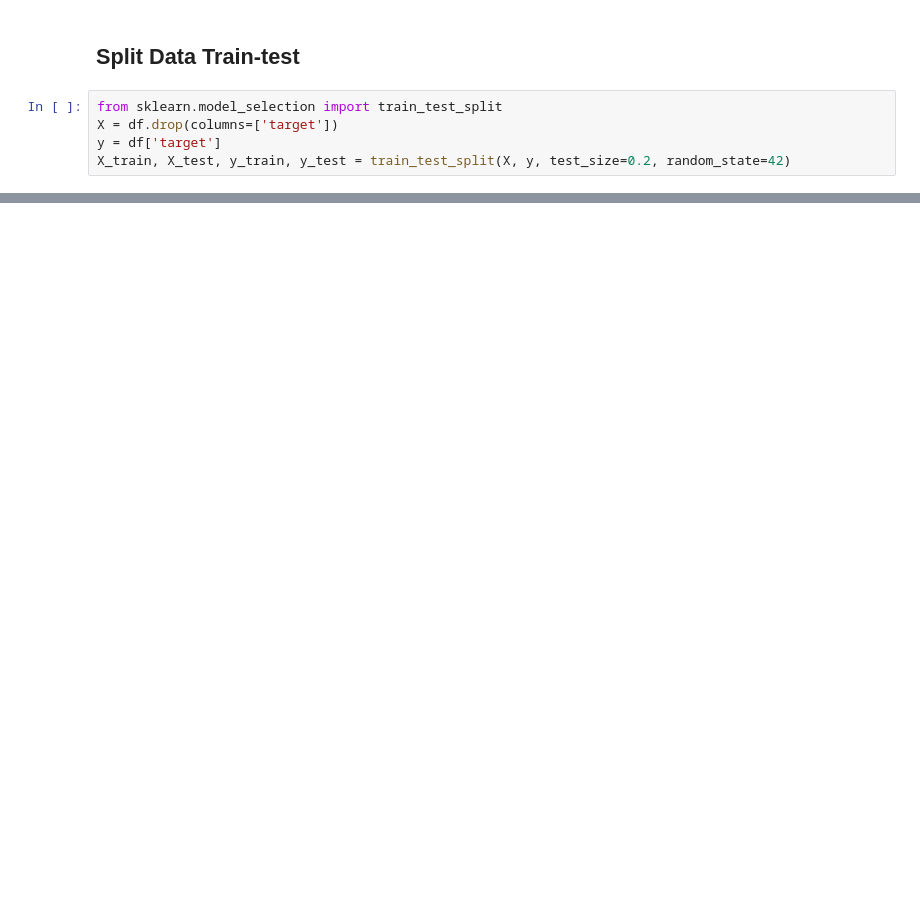
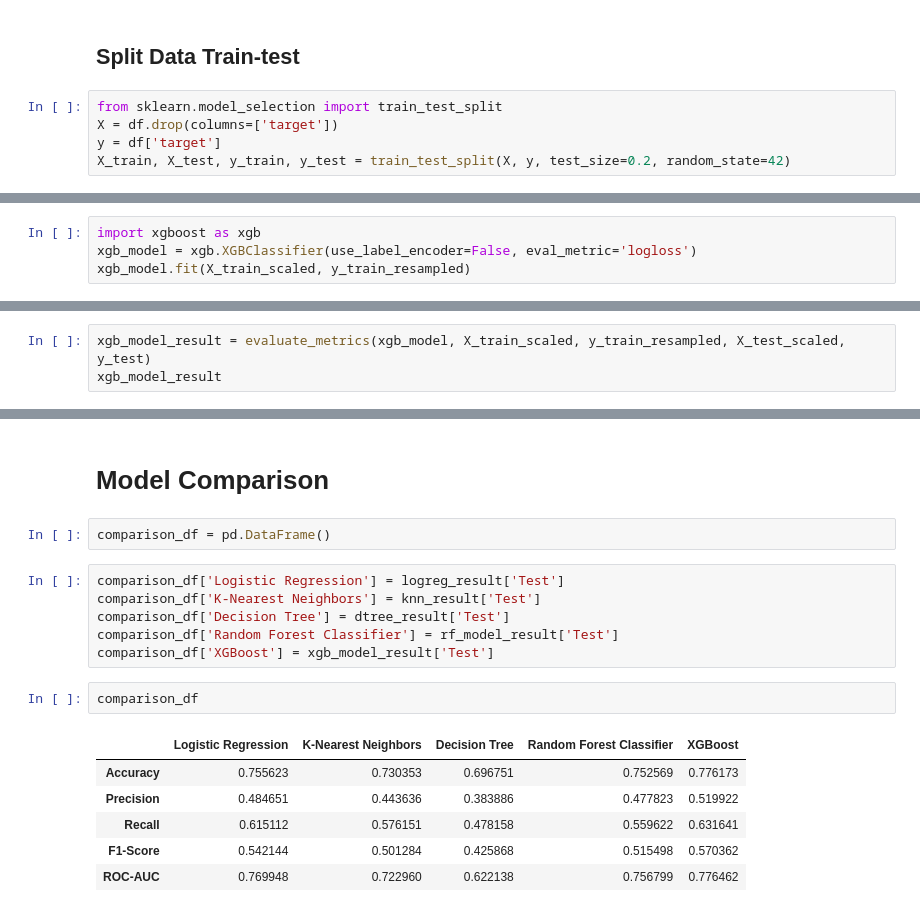
Before and after one commit to Refdinal/insight-hustler, a Jupyter notebook: stages/stage_3/Stage3_Modelling.ipynb, the cells around one changed output, grey strips where cells are left out. Cells and saved outputs as stored; diff of their text form; blank space fills up the shorter version.

Commit message:
~stage 3 modelling update

```diff
--- a/stages/stage_3/Stage3_Modelling.ipynb
+++ b/stages/stage_3/Stage3_Modelling.ipynb
@@ -45,0 +175,4 @@ X_train.shape
+# %%
+import xgboost as xgb
+xgb_model = xgb.XGBClassifier(use_label_encoder=False, eval_metric='logloss')
+xgb_model.fit(X_train_scaled, y_train_resampled)
@@ -45,0 +191,3 @@ X_train.shape
+# %%
+xgb_model_result = evaluate_metrics(xgb_model, X_train_scaled, y_train_resampled, X_test_scaled, y_test)
+xgb_model_result
@@ -45,0 +201,19 @@ X_train.shape
+# %% [markdown]
+# Model Comparison
+# %%
+comparison_df = pd.DataFrame()
+# %%
+comparison_df['Logistic Regression'] = logreg_result['Test']
+comparison_df['K-Nearest Neighbors'] = knn_result['Test']
+comparison_df['Decision Tree'] = dtree_result['Test']
+comparison_df['Random Forest Classifier'] = rf_model_result['Test']
+comparison_df['XGBoost'] = xgb_model_result['Test']
+# %%
+comparison_df
+# %% [output]
+|  | Logistic Regression | K-Nearest Neighbors | Decision Tree | Random Forest Classifier | XGBoost |
+| Accuracy | 0.755623 | 0.730353 | 0.696751 | 0.752569 | 0.776173 |
+| Precision | 0.484651 | 0.443636 | 0.383886 | 0.477823 | 0.519922 |
+| Recall | 0.615112 | 0.576151 | 0.478158 | 0.559622 | 0.631641 |
+| F1-Score | 0.542144 | 0.501284 | 0.425868 | 0.515498 | 0.570362 |
+| ROC-AUC | 0.769948 | 0.722960 | 0.622138 | 0.756799 | 0.776462 |
```
Also changed, not shown: parts of 28 cells of this notebook.
